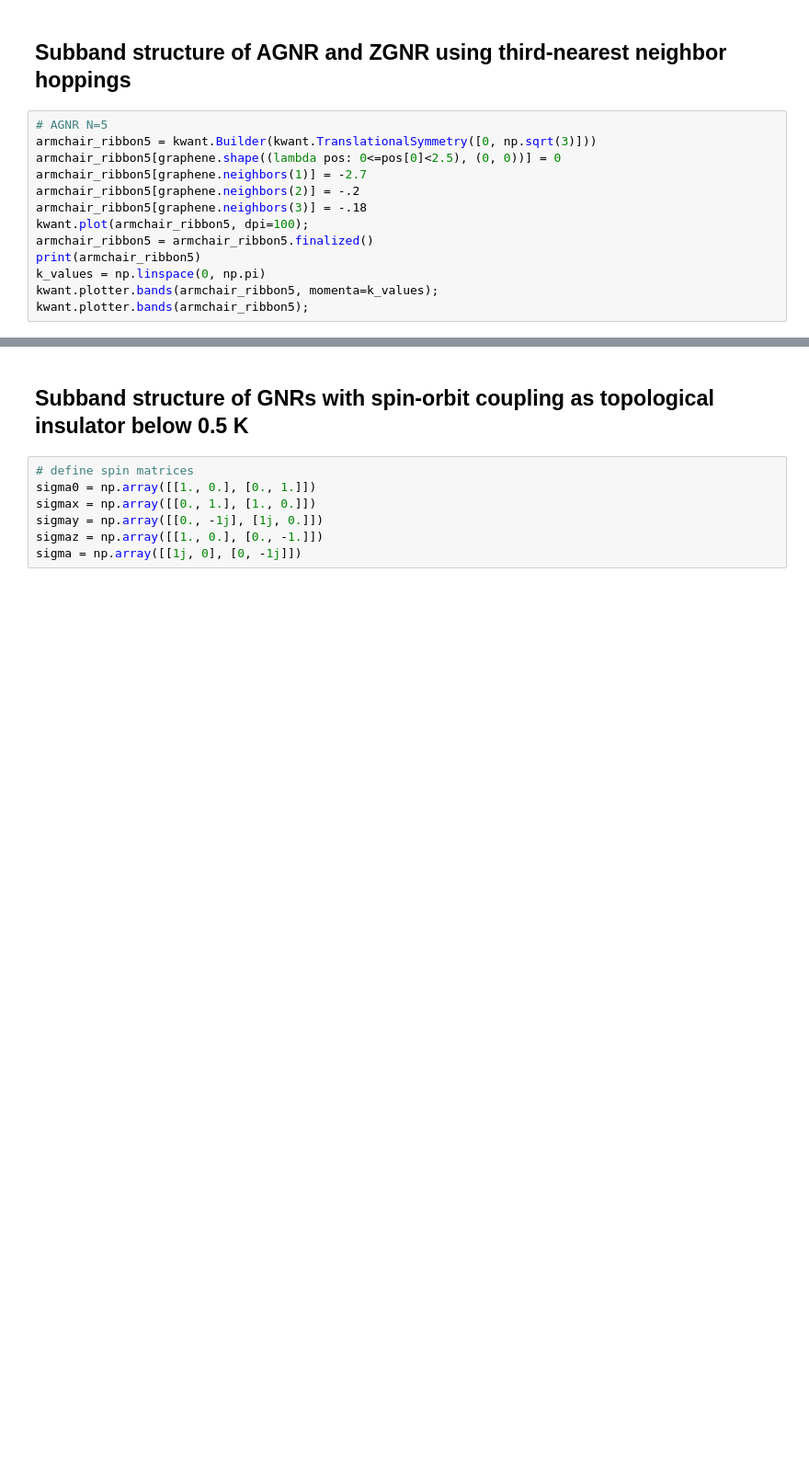
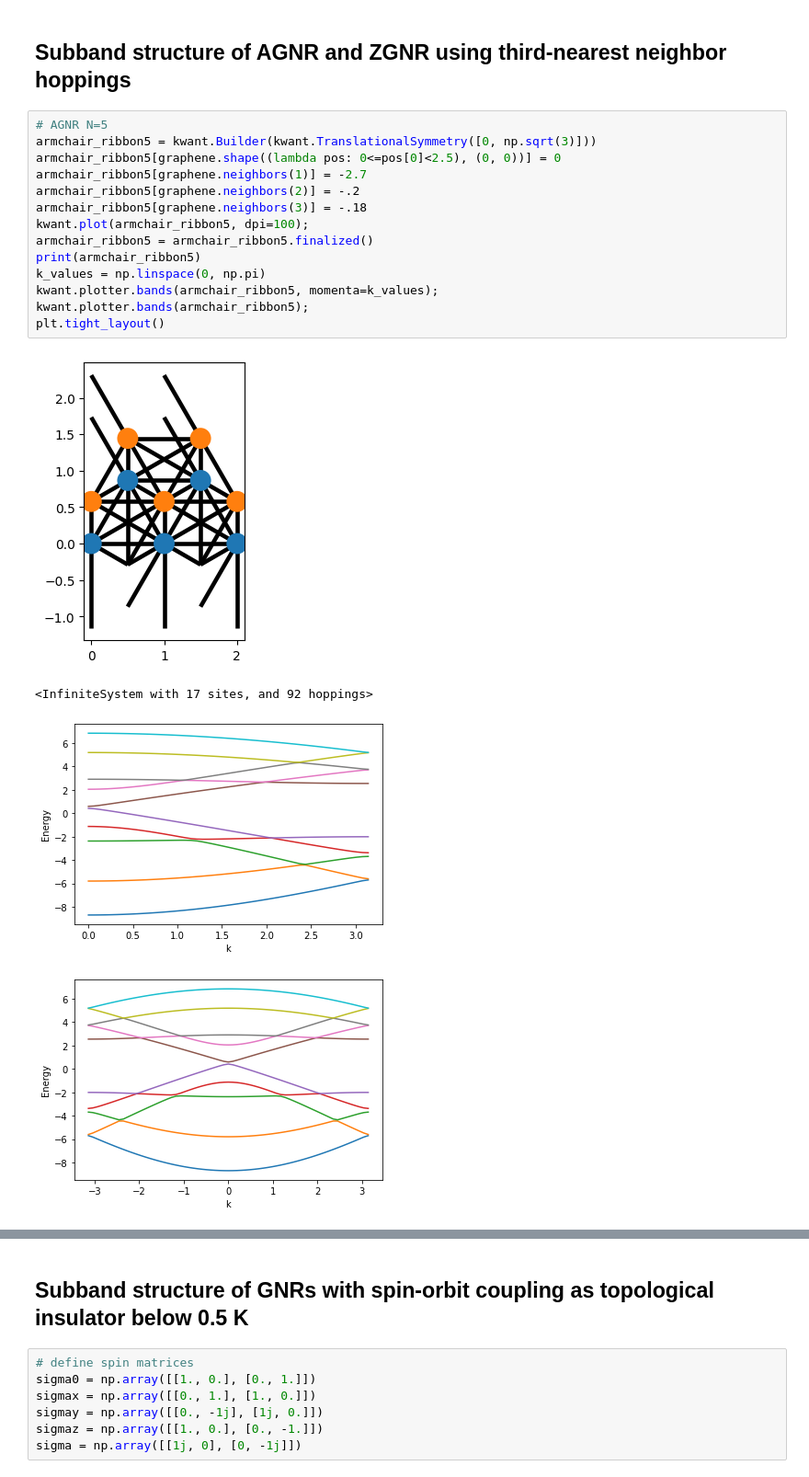
Before and after one commit to AndrewCrossman/PHYS824, a Jupyter notebook: 824Project.ipynb, the cells around one changed output, grey strips where cells are left out. Shown at 92% size. Cells and saved outputs as stored; diff of their text form; blank space fills up the shorter version.

```diff
--- a/824Project.ipynb
+++ b/824Project.ipynb
@@ -167,13 +176,19 @@ plt.ylabel(r'$\Psi_i$');
 # %%
 # AGNR N=5
 armchair_ribbon5 = kwant.Builder(kwant.TranslationalSymmetry([0, np.sqrt(3)]))
 armchair_ribbon5[graphene.shape((lambda pos: 0<=pos[0]<2.5), (0, 0))] = 0
 armchair_ribbon5[graphene.neighbors(1)] = -2.7
 armchair_ribbon5[graphene.neighbors(2)] = -.2
 armchair_ribbon5[graphene.neighbors(3)] = -.18
 kwant.plot(armchair_ribbon5, dpi=100);
 armchair_ribbon5 = armchair_ribbon5.finalized()
 print(armchair_ribbon5)
 k_values = np.linspace(0, np.pi)
 kwant.plotter.bands(armchair_ribbon5, momenta=k_values);
 kwant.plotter.bands(armchair_ribbon5);
+plt.tight_layout()
+# %% [output]
+[figure, added]
+<InfiniteSystem with 17 sites, and 92 hoppings>
+[figure, added]
+[figure, added]
```
Also changed, not shown: parts of 6 cells of this notebook.
